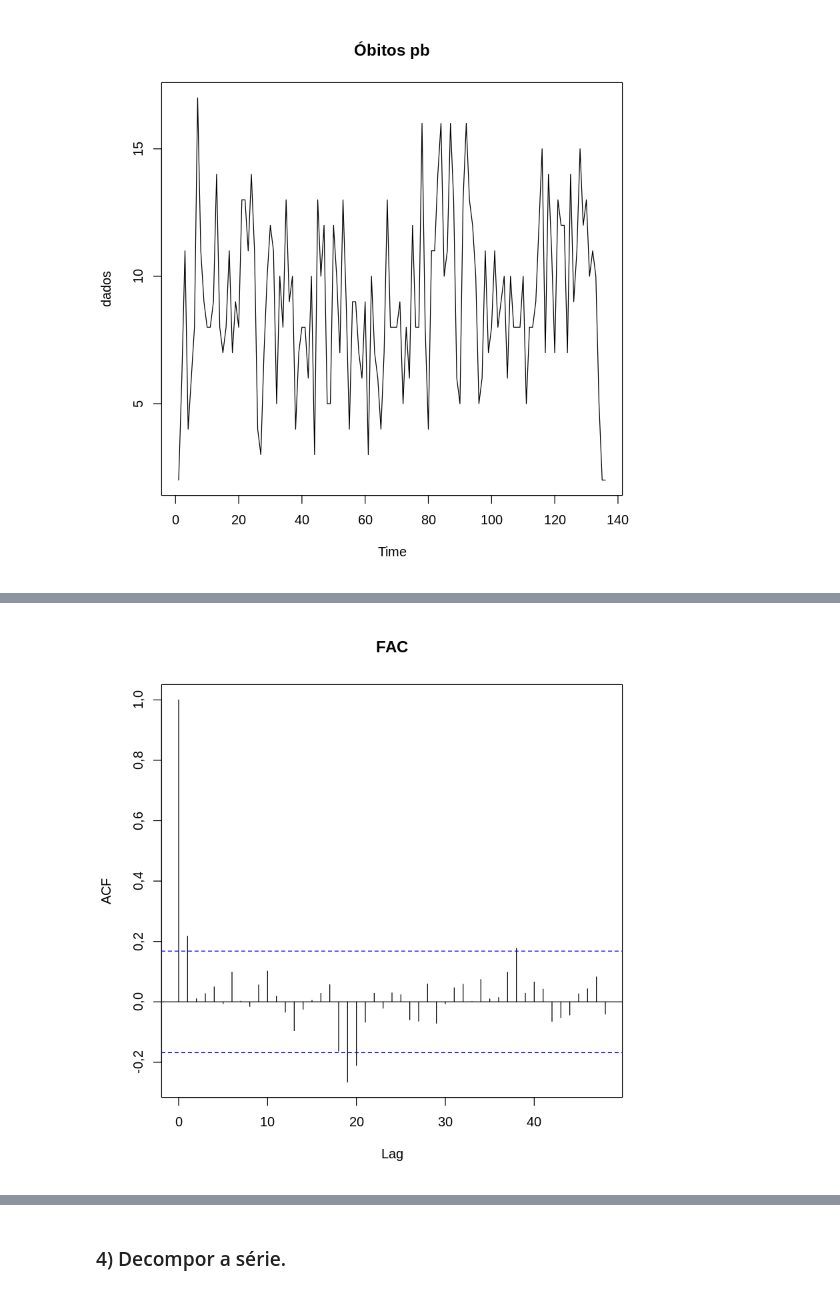
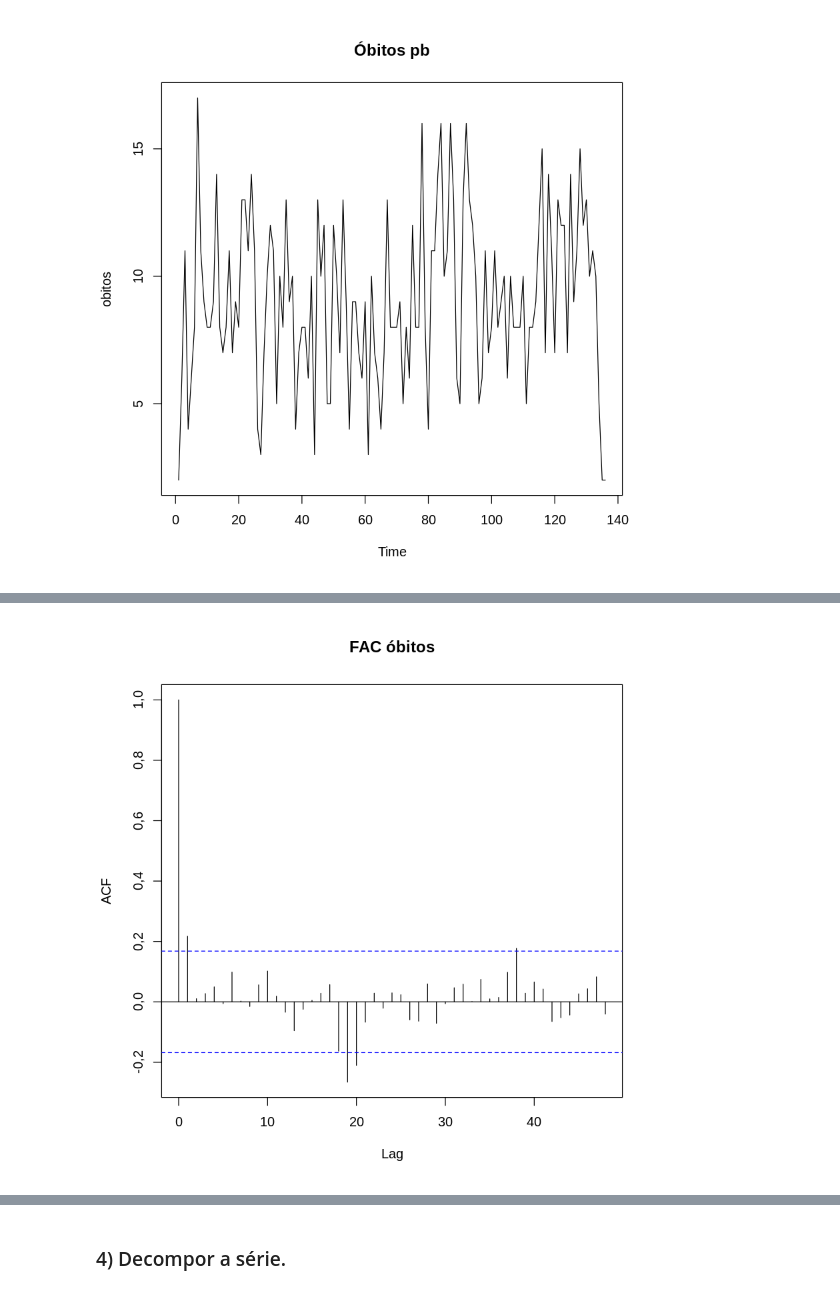
Before and after one commit to mirianbatista/pibic-paraibanas, a Jupyter notebook: ts.ipynb, the cells around one changed output, grey strips where cells are left out. Saved outputs shown, nothing was run; the diff lists cells and outputs as text; code cells hidden in the pictures.

```diff
--- a/ts.ipynb
+++ b/ts.ipynb
@@ -39,4 +39,5 @@ Registered S3 method overwritten by 'quantmod':
   method            from
   as.zoo.data.frame zoo
 # %%
-dados = read.csv("anomes_ob.csv")
+obitos = read.csv("anomes_ob.csv")
+hospt = read.csv("anomes_hospt.csv")
@@ -45 +44,4 @@ dados <- ts(dados[,2])
+# %%
+obitos <- ts(obitos[,2])
+hospt <- ts(hospt[,2])
 # %%
@@ -74,4 +98,4 @@ plot.ts(dados,main="Óbitos pb")
 # %%
-acf(dados,lag=48,main="FAC")
+acf(obitos,lag=48,main="FAC óbitos")
 # %% [output]
-[figure, old version]
+[figure, new version]
```
Also changed, not shown: parts of 30 cells of this notebook.
